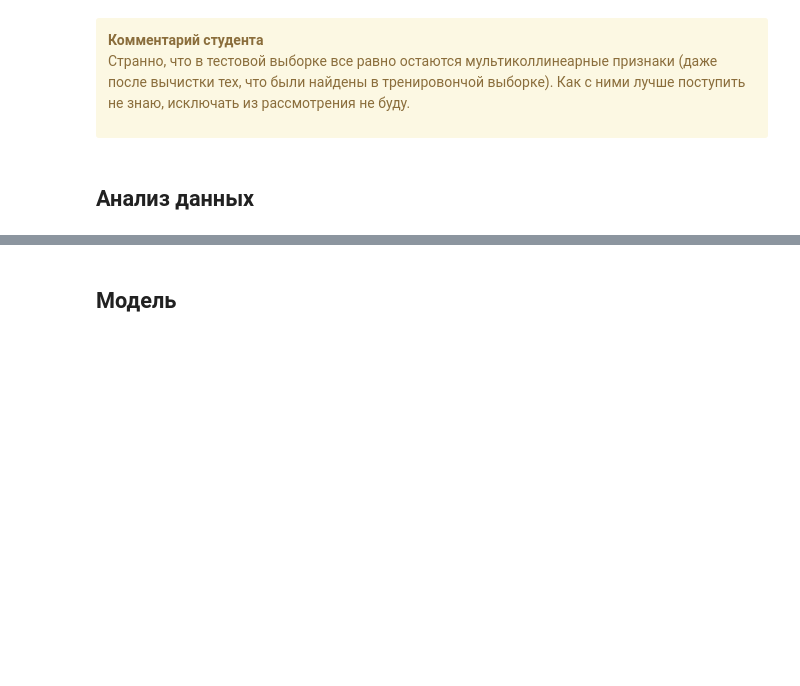
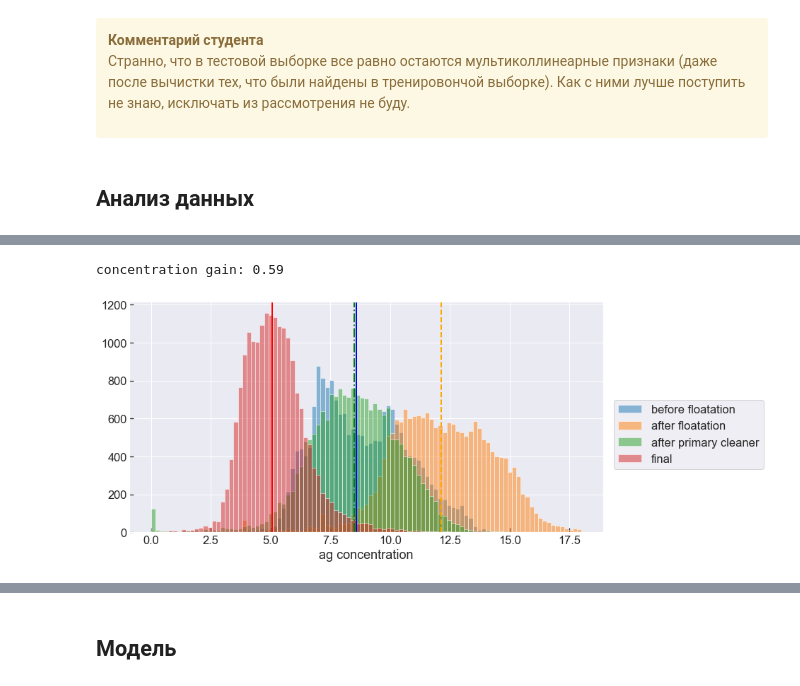
Before and after one commit to mbelveder/praktikum, a Jupyter notebook: 9_gold/gold.ipynb, the cells around one changed output, grey strips where cells are left out. Drawn from its saved outputs; the diff is of its cells as text; code cells hidden in the pictures; blank space fills up the shorter version.

```diff
--- a/9_gold/gold.ipynb
+++ b/9_gold/gold.ipynb
@@ -321,0 +335,5 @@ list(train_corr_filter_df)
+# %%
+concentrate_hist(full_df, 'ag', xmax=18, ndots=100)
+# %% [output]
+concentration gain: 0.59
+[figure, added]
```
Also changed, not shown: parts of 11 cells of this notebook.
